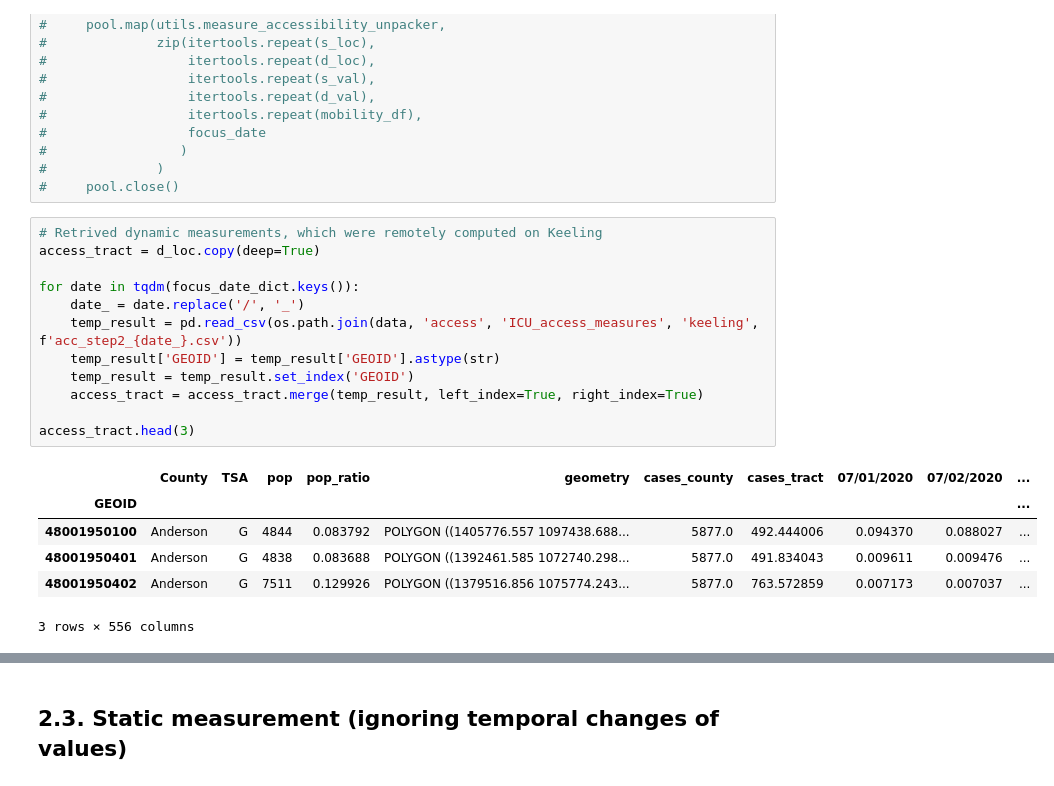
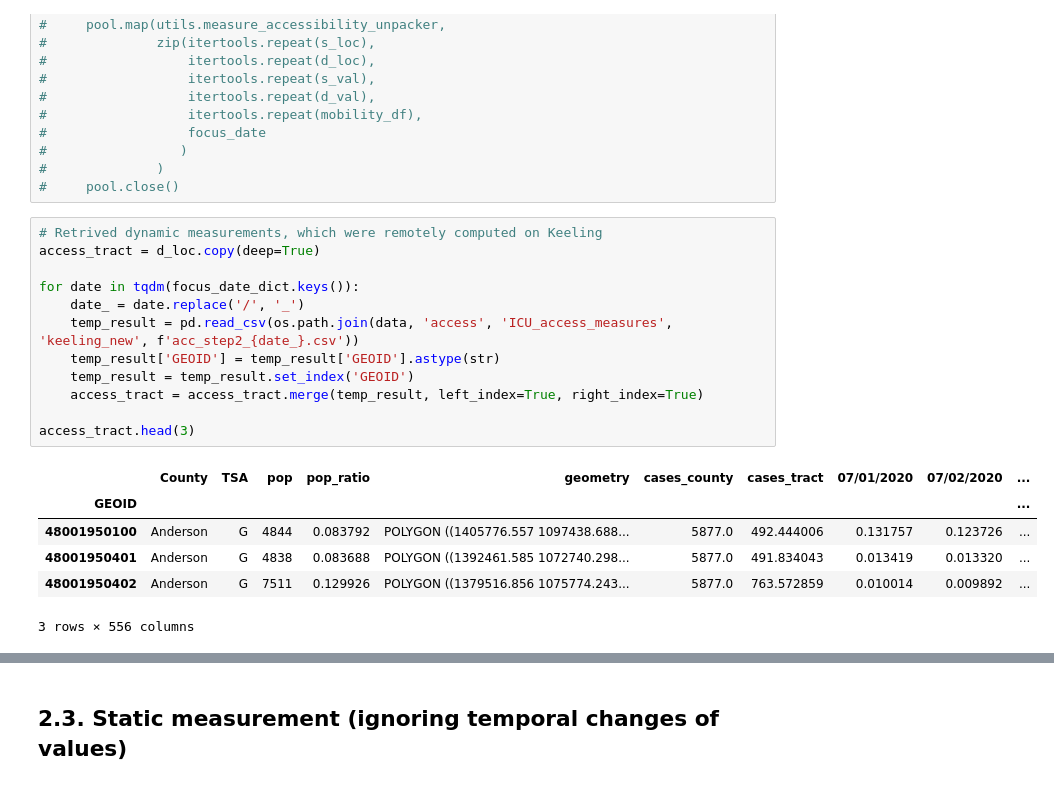
Before and after one commit to cybergis/ST_ICU_Access, a Jupyter notebook: New_Daily changes in spatial accessibility to ICU beds during the COVID-19 pandemic.ipynb, the cells around one changed output, grey strips where cells are left out. Saved outputs shown, nothing was run; the diff lists cells and outputs as text.

```diff
--- a/New_Daily changes in spatial accessibility to ICU beds during the COVID-19 pandemic.ipynb
+++ b/New_Daily changes in spatial accessibility to ICU beds during the COVID-19 pandemic.ipynb
@@ -197,21 +197,21 @@ mobility_df.head(3)
 # %%
 # Retrived dynamic measurements, which were remotely computed on Keeling
 access_tract = d_loc.copy(deep=True)
 
 for date in tqdm(focus_date_dict.keys()):
     date_ = date.replace('/', '_')
-    temp_result = pd.read_csv(os.path.join(data, 'access', 'ICU_access_measures', 'keeling', f'acc_step2_{date_}.csv'))
+    temp_result = pd.read_csv(os.path.join(data, 'access', 'ICU_access_measures', 'keeling_new', f'acc_step2_{date_}.csv'))
     temp_result['GEOID'] = temp_result['GEOID'].astype(str)
     temp_result = temp_result.set_index('GEOID')
     access_tract = access_tract.merge(temp_result, left_index=True, right_index=True)
 
 access_tract.head(3)
 # %% [output]
 |  | County | TSA | pop | pop_ratio | geometry | cases_county | cases_tract | 07/01/2020 | 07/02/2020 | ... |
 | GEOID |  |  |  |  |  |  |  |  |  | ... |
-| 48001950100 | Anderson | G | 4844 | 0.083792 | POLYGON ((1405776.557 1097438.688... | 5877.0 | 492.444006 | 0.094370 | 0.088027 | ... |
-| 48001950401 | Anderson | G | 4838 | 0.083688 | POLYGON ((1392461.585 1072740.298... | 5877.0 | 491.834043 | 0.009611 | 0.009476 | ... |
-| 48001950402 | Anderson | G | 7511 | 0.129926 | POLYGON ((1379516.856 1075774.243... | 5877.0 | 763.572859 | 0.007173 | 0.007037 | ... |
+| 48001950100 | Anderson | G | 4844 | 0.083792 | POLYGON ((1405776.557 1097438.688... | 5877.0 | 492.444006 | 0.131757 | 0.123726 | ... |
+| 48001950401 | Anderson | G | 4838 | 0.083688 | POLYGON ((1392461.585 1072740.298... | 5877.0 | 491.834043 | 0.013419 | 0.013320 | ... |
+| 48001950402 | Anderson | G | 7511 | 0.129926 | POLYGON ((1379516.856 1075774.243... | 5877.0 | 763.572859 | 0.010014 | 0.009892 | ... |
 3 rows × 556 columns
 # %%
 # Load boundary of TSA and counties for plotting purpose
```
Also changed, not shown: parts of 12 cells of this notebook, 2 other files.
